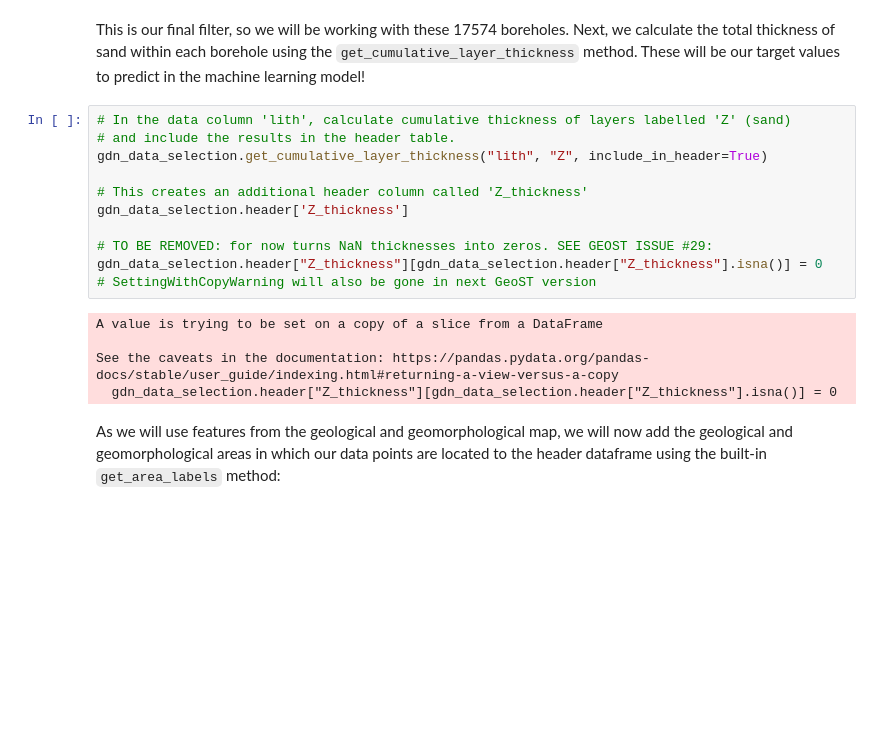
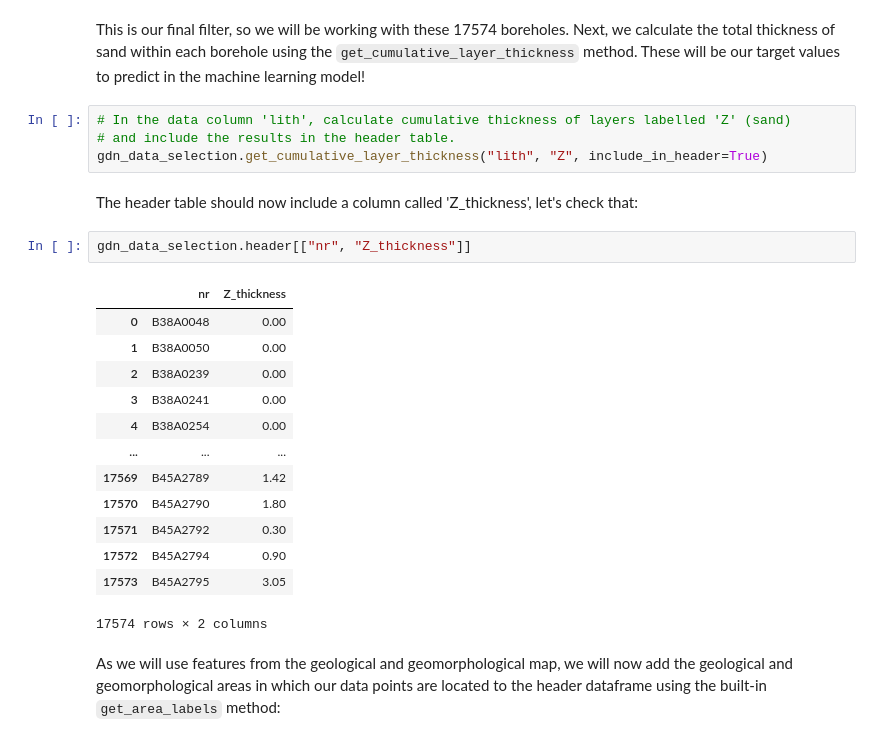
Before and after one commit to Deltares-research/sst-examples, a Jupyter notebook: predict_sand_thickness/predict_sand_thickness.ipynb, the cells around one changed output. Drawn from its saved outputs; the diff is of its cells as text; blank space fills up the shorter version.

```diff
--- a/predict_sand_thickness/predict_sand_thickness.ipynb
+++ b/predict_sand_thickness/predict_sand_thickness.ipynb
@@ -86,18 +86,24 @@ These will be our target values to predict in the machine learning model!
 # In the data column 'lith', calculate cumulative thickness of layers labelled 'Z' (sand)
 # and include the results in the header table.
 gdn_data_selection.get_cumulative_layer_thickness("lith", "Z", include_in_header=True)
-
-# This creates an additional header column called 'Z_thickness'
-gdn_data_selection.header['Z_thickness']
-
-# TO BE REMOVED: for now turns NaN thicknesses into zeros. SEE GEOST ISSUE #29:
-gdn_data_selection.header["Z_thickness"][gdn_data_selection.header["Z_thickness"].isna()] = 0
-# SettingWithCopyWarning will also be gone in next GeoST version
-# %% [output]
-A value is trying to be set on a copy of a slice from a DataFrame
-
-See the caveats in the documentation: https://pandas.pydata.org/pandas-docs/stable/user_guide/indexing.html#returning-a-view-versus-a-copy
-  gdn_data_selection.header["Z_thickness"][gdn_data_selection.header["Z_thickness"].isna()] = 0
+# %% [markdown]
+The header table should now include a column called 'Z_thickness', let's check that:
+# %%
+gdn_data_selection.header[["nr", "Z_thickness"]]
+# %% [output]
+|  | nr | Z_thickness |
+| 0 | B38A0048 | 0.00 |
+| 1 | B38A0050 | 0.00 |
+| 2 | B38A0239 | 0.00 |
+| 3 | B38A0241 | 0.00 |
+| 4 | B38A0254 | 0.00 |
+| ... | ... | ... |
+| 17569 | B45A2789 | 1.42 |
+| 17570 | B45A2790 | 1.80 |
+| 17571 | B45A2792 | 0.30 |
+| 17572 | B45A2794 | 0.90 |
+| 17573 | B45A2795 | 3.05 |
+17574 rows × 2 columns
 # %% [markdown]
 As we will use features from the geological and geomorphological map, we will now add
 the geological and geomorphological areas in which our data points are located to the
```
Also changed, not shown: parts of 8 cells of this notebook, 2 other files.
